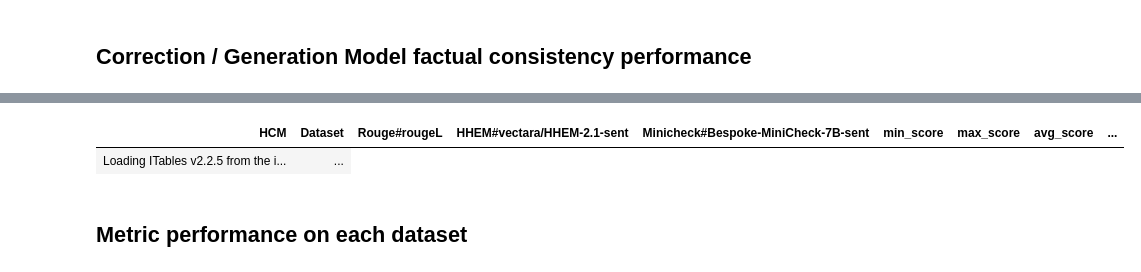
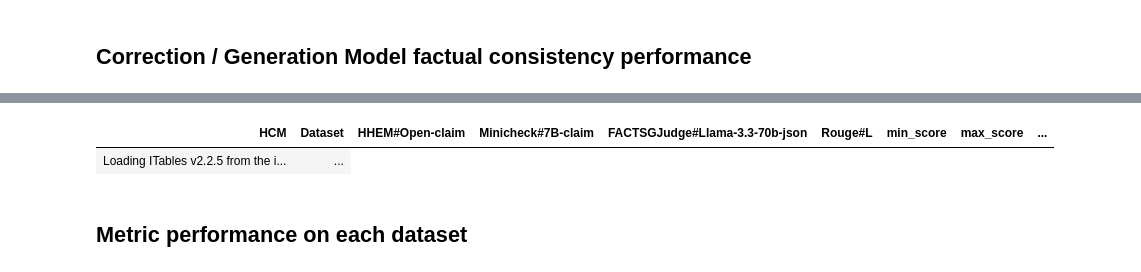
Before and after one commit to vectara/HCMBench, a Jupyter notebook: display_results.ipynb, the cells around one changed output, grey strips where cells are left out. Saved outputs shown, nothing was run; the diff lists cells and outputs as text; code cells hidden in the pictures.

```diff
--- a/display_results.ipynb
+++ b/display_results.ipynb
@@ -38,11 +47,12 @@ eval_df = pd.DataFrame(eval_data)
 # %%
 show(
     eval_df,
+    buttons=["copyHtml5"],
     layout={"top1": "searchPanes"},
     searchPanes={"layout": "columns-2", "cascadePanes": True, "columns":[0, 1]},
 )
 # %% [output]
-| HCM | Dataset | Rouge#rougeL | HHEM#vectara/HHEM-2.1-sent | Minicheck#Bespoke-MiniCheck-7B-sent | min_score | max_score | avg_score | ... |
+| HCM | Dataset | HHEM#Open-claim | Minicheck#7B-claim | FACTSGJudge#Llama-3.3-70b-json | Rouge#L | min_score | max_score | ... |
 | Loading ITables v2.2.5 from the i... | ... |
 # %% [markdown]
 ## Metric performance on each dataset
```
Also changed, not shown: parts of 6 cells of this notebook, 2 other files.
